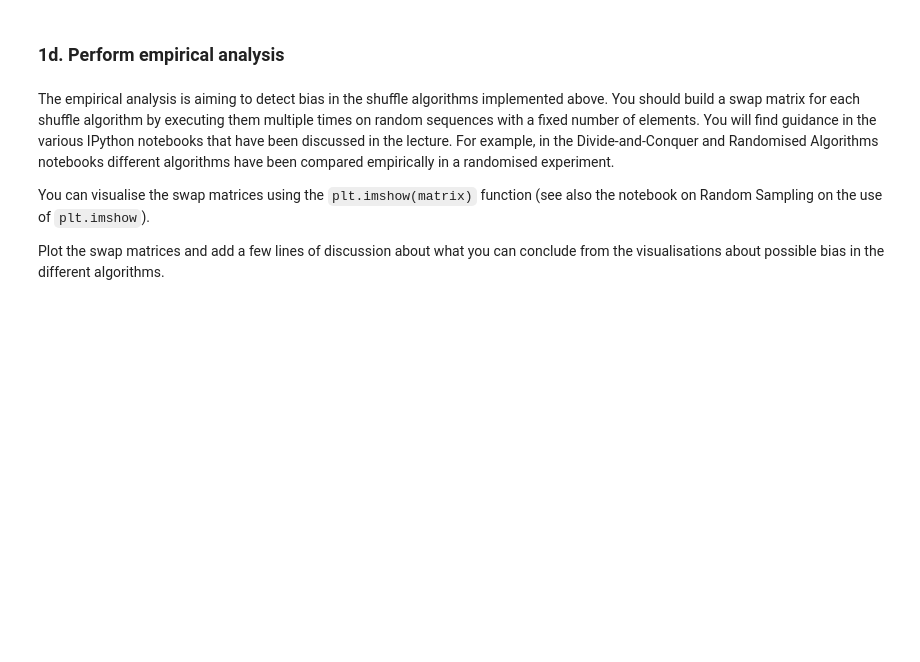
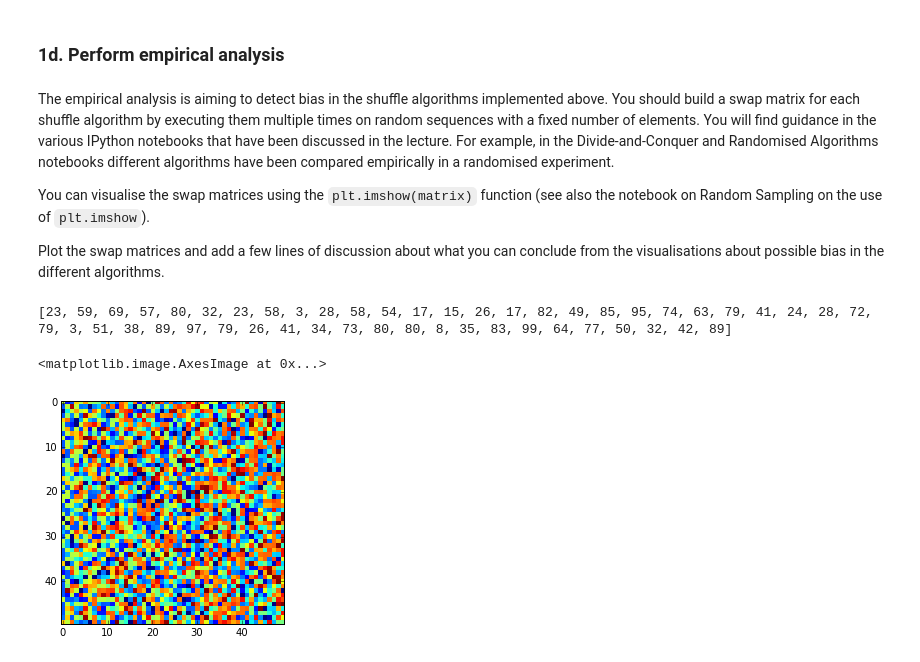
Before and after one commit to samlamgithub/Soft-Eng-Algorithm-CW2, a Jupyter notebook: CW2-2 Shuffling.ipynb, the cells around one changed output. Saved outputs shown, nothing was run; the diff lists cells and outputs as text; code cells hidden in the pictures; blank space fills up the shorter version.

```diff
--- a/CW2-2 Shuffling.ipynb
+++ b/CW2-2 Shuffling.ipynb
@@ -33,8 +33,11 @@ from random import choice
 from functools import cmp_to_key
 
 def random_sort_shuffle(a):
-    # complete function without changing signature
-    pass
+    cmp = random_comparator
+    return sorted(a, key=cmp_to_key(cmp))
+
+def random_comparator(x, y):
+    return choice([-1, 0, 1])
 # %% [markdown]
 ### 1b. Implement `fisher_yates_shuffle`
 # %% [markdown]
@@ -71,0 +82,20 @@ Plot the swap matrices and add a few lines of discussion about what you can conc
+# %%
+from random import randint
+
+def rand_sequence(n):
+    return [randint(1,n) for _ in range(50)]
+
+a = rand_sequence(99)
+print(a)
+# %% [output]
+[23, 59, 69, 57, 80, 32, 23, 58, 3, 28, 58, 54, 17, 15, 26, 17, 82, 49, 85, 95, 74, 63, 79, 41, 24, 28, 72, 79, 3, 51, 38, 89, 97, 79, 26, 41, 34, 73, 80, 80, 8, 35, 83, 99, 64, 77, 50, 32, 42, 89]
+# %%
+matrix_randsort = np.zeros((50,50))
+for i in range(0,50):
+    matrix_randsort[i] = random_sort_shuffle(a)
+
+
+plt.imshow(matrix_randsort,interpolation='nearest')
+# %% [output]
+<matplotlib.image.AxesImage at 0x...>
+[figure, added]
```
Also changed, not shown: parts of 8 cells of this notebook, 2 other files.
